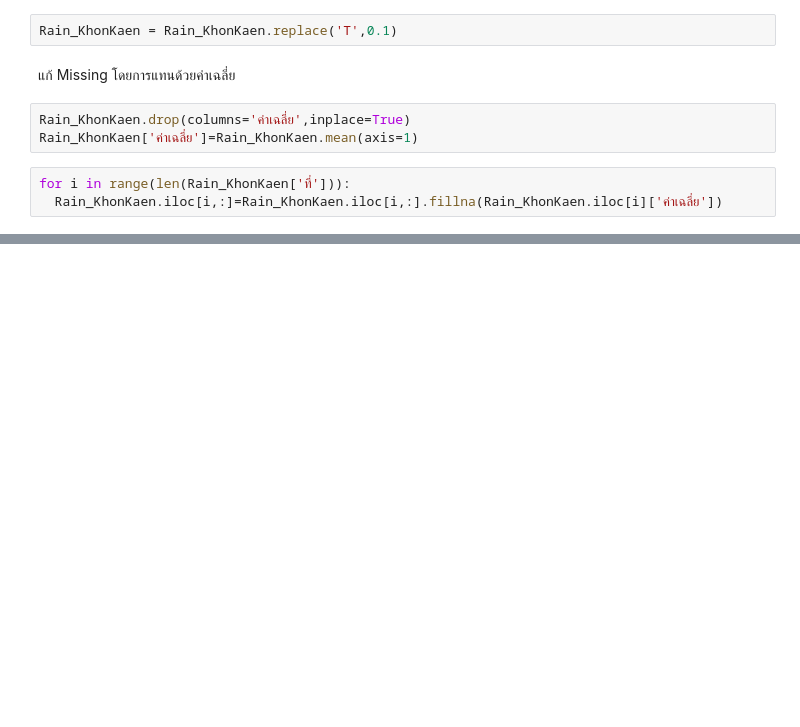
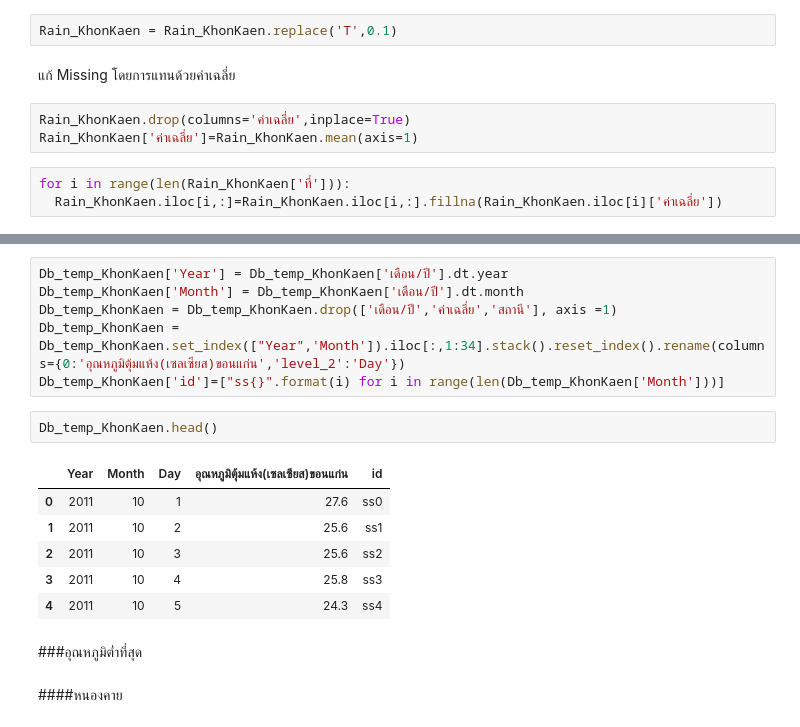
Before and after one commit to Thitiphorn267-3/BSC_DPDM23, a Jupyter notebook: midterm_bscdpdm23.ipynb, the cells around one changed output, grey strips where cells are left out. Drawn from its saved outputs; the diff is of its cells as text; blank space fills up the shorter version.

```diff
--- a/midterm_bscdpdm23.ipynb
+++ b/midterm_bscdpdm23.ipynb
@@ -2145,0 +2207,19 @@ Rain_KhonKaen
+# %%
+Db_temp_KhonKaen['Year'] = Db_temp_KhonKaen['เดือน/ปี'].dt.year
+Db_temp_KhonKaen['Month'] = Db_temp_KhonKaen['เดือน/ปี'].dt.month
+Db_temp_KhonKaen = Db_temp_KhonKaen.drop(['เดือน/ปี','ค่าเฉลี่ย','สถานี'], axis =1)
+Db_temp_KhonKaen = Db_temp_KhonKaen.set_index(["Year",'Month']).iloc[:,1:34].stack().reset_index().rename(columns={0:'อุณหภูมิตุ้มแห้ง(เซลเซียส)ขอนแก่น','level_2':'Day'})
+Db_temp_KhonKaen['id']=["ss{}".format(i) for i in range(len(Db_temp_KhonKaen['Month']))]
+# %%
+Db_temp_KhonKaen.head()
+# %% [output]
+|  | Year | Month | Day | อุณหภูมิตุ้มแห้ง(เซลเซียส)ขอนแก่น | id |
+| 0 | 2011 | 10 | 1 | 27.6 | ss0 |
+| 1 | 2011 | 10 | 2 | 25.6 | ss1 |
+| 2 | 2011 | 10 | 3 | 25.6 | ss2 |
+| 3 | 2011 | 10 | 4 | 25.8 | ss3 |
+| 4 | 2011 | 10 | 5 | 24.3 | ss4 |
+# %% [markdown]
+###อุณหภูมิต่ำที่สุด
+# %% [markdown]
+####หนองคาย
```
Also changed, not shown: parts of 111 cells of this notebook.
